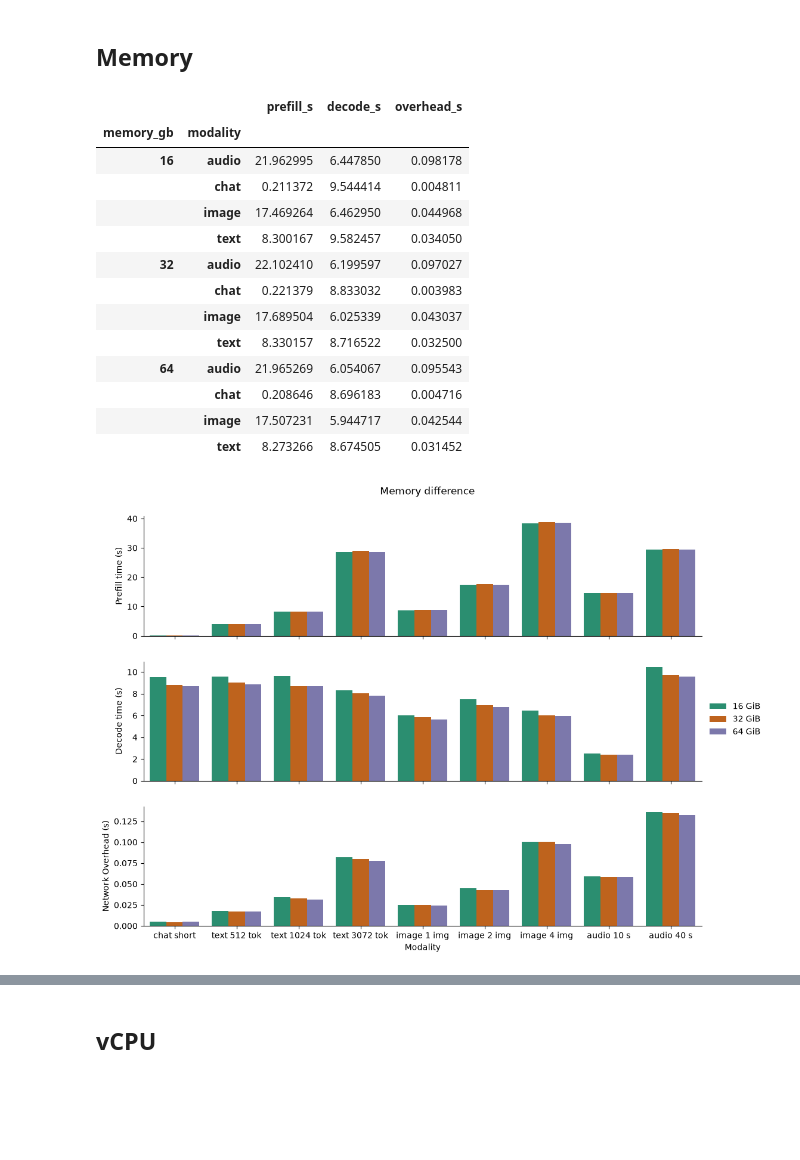
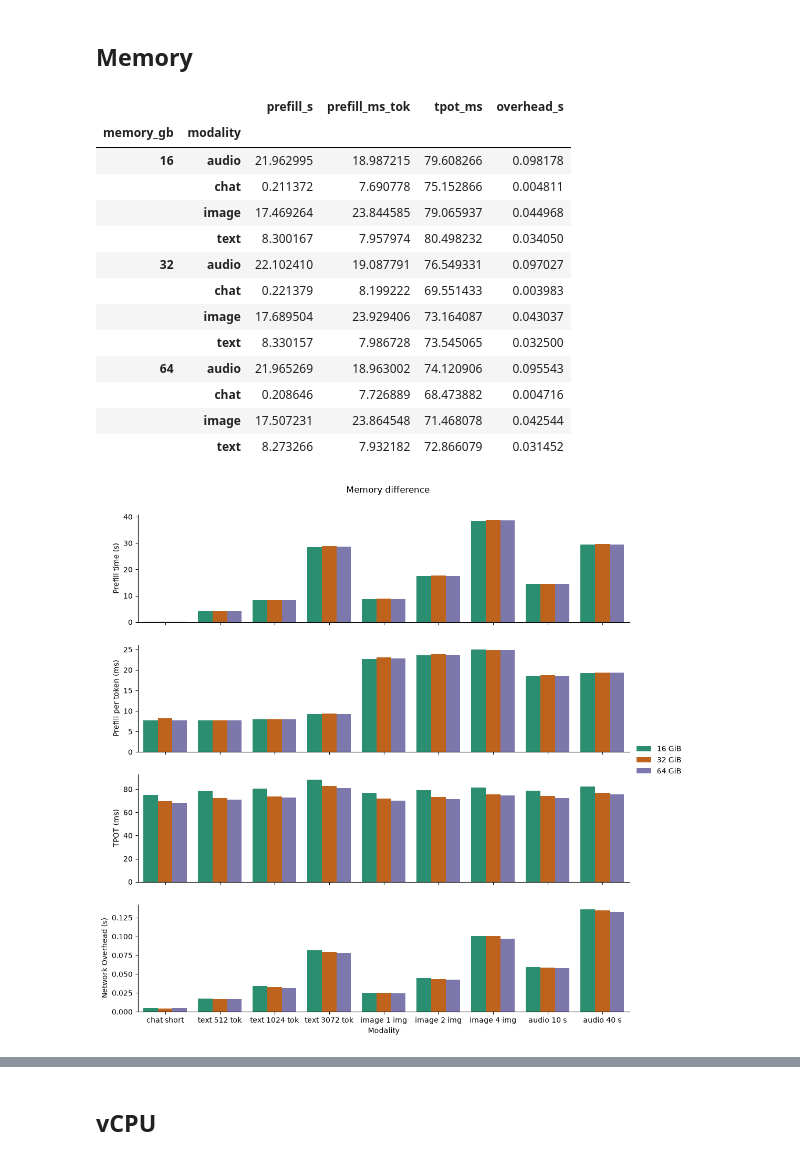
Before and after one commit to clv07/aws-mm-router, a Jupyter notebook: analysis/plot.ipynb, the cells around one changed output, grey strips where cells are left out. Drawn from its saved outputs; the diff is of its cells as text; code cells hidden in the pictures; blank space fills up the shorter version.

Commit message:
Update the plot with TPOT

```diff
--- a/analysis/plot.ipynb
+++ b/analysis/plot.ipynb
@@ -17,7 +17,14 @@ SPECS = {  # instance: (architecture, vCPU, memory GiB)
 }
 METRICS = {  # column: plot label
     "prefill_s": "Prefill time (s)",
+    "prefill_ms_tok": "Prefill per token (ms)",
     "decode_s": "Decode time (s)",
+    "overhead_s": "Network Overhead (s)",
+}
+NATURAL = {  # natural mode stops at different output lengths, so compare decode per output token
+    "prefill_s": "Prefill time (s)",
+    "prefill_ms_tok": "Prefill per token (ms)",
+    "tpot_ms": "TPOT (ms)",
     "overhead_s": "Network Overhead (s)",
 }
 UNITS = {"chat": "", "text": " tok", "image": " img", "audio": " s"}
@@ -43,6 +50,7 @@ def load(folder):
     df["prefill_tok_s"] = df.prompt_tokens * 1000 / df.server_prompt_ms
     df["tpot_ms"] = 1000 / df.decode_tok_s
     df["prefill_s"] = df.server_prompt_ms / 1000
+    df["prefill_ms_tok"] = df.server_prompt_ms / df.prompt_tokens  # flat across sizes = linear in tokens
     df["decode_s"] = df.server_predicted_ms / 1000
     df["overhead_s"] = (df.e2e_s - (df.server_prompt_ms + df.server_predicted_ms) / 1000).clip(lower=0)
     return df
@@ -121,23 +129,23 @@ MEMORY = ["c7i.2xlarge", "m7i.2xlarge", "r7i.2xlarge"]
 memory = pd.concat([load(f"{i}__Qwen2.5-Omni-3B-Q8_0") for i in MEMORY], ignore_index=True)
 memory = keep(memory, "natural")
 memory["memory"] = memory.memory_gb.astype(str) + " GiB"
-memory.groupby(["memory_gb", "modality"])[list(METRICS)].median()
+memory.groupby(["memory_gb", "modality"])[list(NATURAL)].median()
 # %% [output]
-|  |  | prefill_s | decode_s | overhead_s |
-| memory_gb | modality |  |  |  |
-| 16 | audio | 21.962995 | 6.447850 | 0.098178 |
-|  | chat | 0.211372 | 9.544414 | 0.004811 |
-|  | image | 17.469264 | 6.462950 | 0.044968 |
-|  | text | 8.300167 | 9.582457 | 0.034050 |
-| 32 | audio | 22.102410 | 6.199597 | 0.097027 |
-|  | chat | 0.221379 | 8.833032 | 0.003983 |
-|  | image | 17.689504 | 6.025339 | 0.043037 |
-|  | text | 8.330157 | 8.716522 | 0.032500 |
-| 64 | audio | 21.965269 | 6.054067 | 0.095543 |
-|  | chat | 0.208646 | 8.696183 | 0.004716 |
-|  | image | 17.507231 | 5.944717 | 0.042544 |
-|  | text | 8.273266 | 8.674505 | 0.031452 |
+|  |  | prefill_s | prefill_ms_tok | tpot_ms | overhead_s |
+| memory_gb | modality |  |  |  |  |
+| 16 | audio | 21.962995 | 18.987215 | 79.608266 | 0.098178 |
+|  | chat | 0.211372 | 7.690778 | 75.152866 | 0.004811 |
+|  | image | 17.469264 | 23.844585 | 79.065937 | 0.044968 |
+|  | text | 8.300167 | 7.957974 | 80.498232 | 0.034050 |
+| 32 | audio | 22.102410 | 19.087791 | 76.549331 | 0.097027 |
+|  | chat | 0.221379 | 8.199222 | 69.551433 | 0.003983 |
+|  | image | 17.689504 | 23.929406 | 73.164087 | 0.043037 |
+|  | text | 8.330157 | 7.986728 | 73.545065 | 0.032500 |
+| 64 | audio | 21.965269 | 18.963002 | 74.120906 | 0.095543 |
+|  | chat | 0.208646 | 7.726889 | 68.473882 | 0.004716 |
+|  | image | 17.507231 | 23.864548 | 71.468078 | 0.042544 |
+|  | text | 8.273266 | 7.932182 | 72.866079 | 0.031452 |
 # %%
-bars(memory, "memory", "Memory difference")
+bars(memory, "memory", "Memory difference", NATURAL)
 # %% [output]
-[figure, old version]
+[figure, new version]
```
Also changed, not shown: parts of 8 cells of this notebook.
